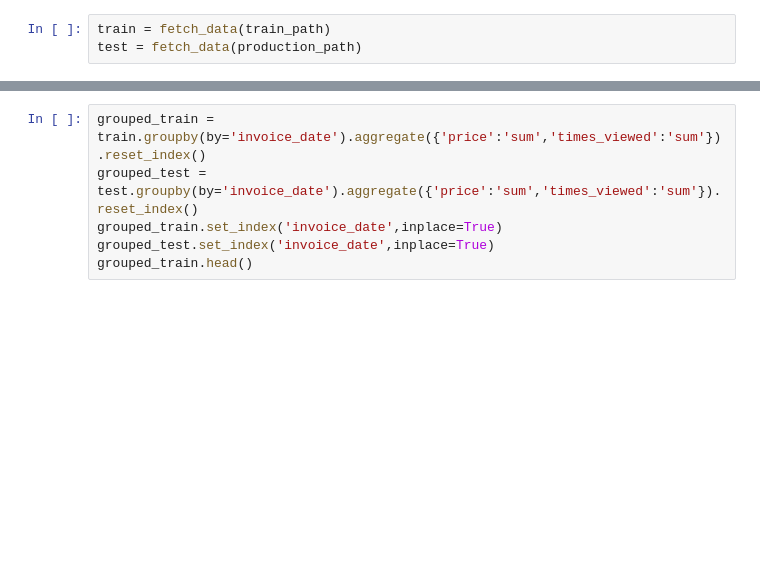
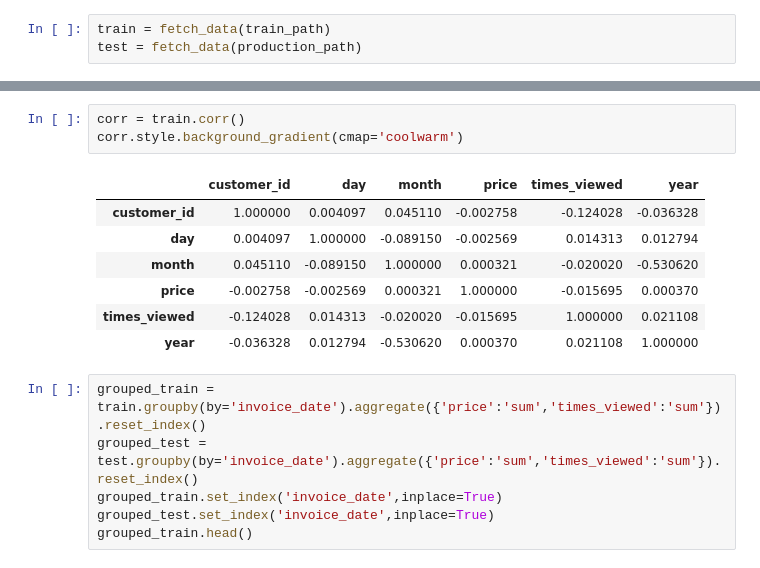
Before and after one commit to Alex-White1/Capstone, a Jupyter notebook: ai-workflow-capstone-master/project.ipynb, the cells around one changed output, grey strips where cells are left out. Cells and saved outputs as stored; diff of their text form; blank space fills up the shorter version.

```diff
--- a/ai-workflow-capstone-master/project.ipynb
+++ b/ai-workflow-capstone-master/project.ipynb
@@ -75,6 +75,17 @@ train.head()
 | 2 | United Kingdom | 13085.0 | 28 | 489434 | 11 | 2.10 | 22041 | 21 | 2017 | ... |
 | 3 | United Kingdom | 13085.0 | 28 | 489434 | 11 | 1.25 | 21232 | 5 | 2017 | ... |
 | 4 | United Kingdom | 13085.0 | 28 | 489434 | 11 | 1.65 | 22064 | 17 | 2017 | ... |
+# %%
+corr = train.corr()
+corr.style.background_gradient(cmap='coolwarm')
+# %% [output]
+|  | customer_id | day | month | price | times_viewed | year |
+| customer_id | 1.000000 | 0.004097 | 0.045110 | -0.002758 | -0.124028 | -0.036328 |
+| day | 0.004097 | 1.000000 | -0.089150 | -0.002569 | 0.014313 | 0.012794 |
+| month | 0.045110 | -0.089150 | 1.000000 | 0.000321 | -0.020020 | -0.530620 |
+| price | -0.002758 | -0.002569 | 0.000321 | 1.000000 | -0.015695 | 0.000370 |
+| times_viewed | -0.124028 | 0.014313 | -0.020020 | -0.015695 | 1.000000 | 0.021108 |
+| year | -0.036328 | 0.012794 | -0.530620 | 0.000370 | 0.021108 | 1.000000 |
 # %%
 grouped_train = train.groupby(by='invoice_date').aggregate({'price':'sum','times_viewed':'sum'}).reset_index()
 grouped_test = test.groupby(by='invoice_date').aggregate({'price':'sum','times_viewed':'sum'}).reset_index()
```
